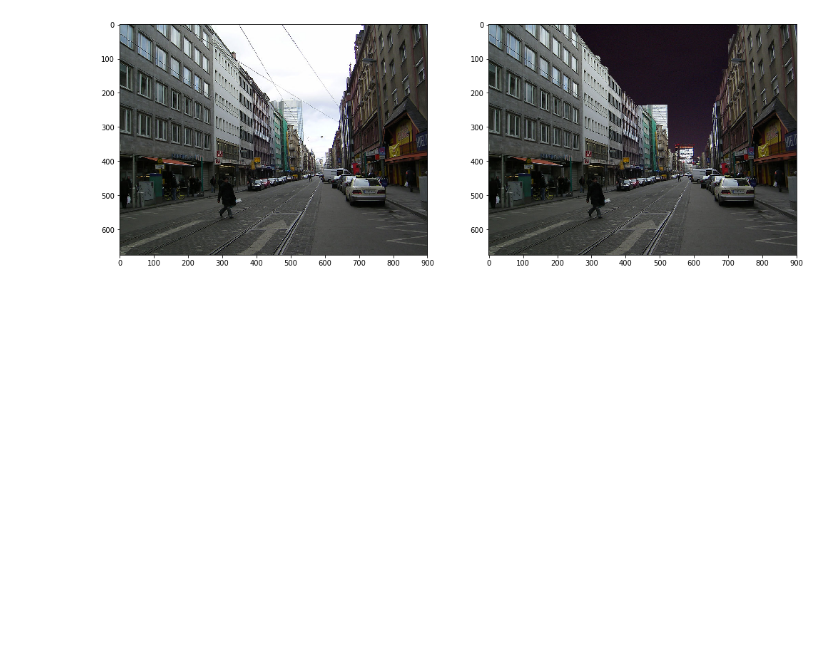
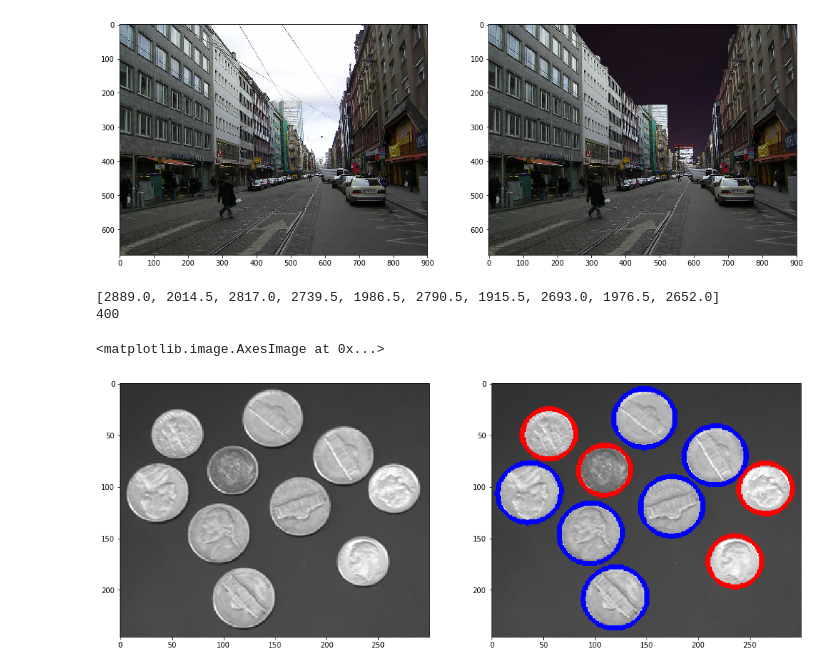
Before and after one commit to Amrallah/Image-Processing-Assignment02, a Jupyter notebook: Assignment02.ipynb, the cells around one changed output. Saved outputs shown, nothing was run; the diff lists cells and outputs as text; code cells hidden in the pictures; blank space fills up the shorter version.

```diff
--- a/Assignment02.ipynb
+++ b/Assignment02.ipynb
@@ -171,3 +171,49 @@ ax2.imshow(cv2.cvtColor(mor, cv2.COLOR_BGR2RGB))
 # %% [output]
 <matplotlib.image.AxesImage at 0x...>
 [figure]
+# %%
+coins=cv2.imread('image_folder\coins.png',1)
+coinss=cv2.imread('image_folder\coins.png',1)
+coins_gray = cv2.cvtColor(coins,cv2.COLOR_BGR2GRAY)
+#for light background use 1, for dark use 0
+def toBinary(img,background):
+    if background==0:
+        ret, coins_thresh = cv2.threshold(img,96,255,cv2.THRESH_BINARY)
+        return coins_thresh
+    else:
+        ret, coins_thresh = cv2.threshold(img,80,255,cv2.THRESH_BINARY_INV)
+        return coins_thresh
+
+binary_coins=toBinary(coins_gray,0)
+dilated_coins=cv2.dilate(binary_coins,circle_kernel,iterations=1)
+
+contours,hierachy = cv2.findContours(dilated_coins,cv2.RETR_TREE,cv2.CHAIN_APPROX_SIMPLE)
+
+areas=[]
+for contour in contours:
+    areas.append(cv2.contourArea(contour))
+
+print(areas)
+
+
+money=0
+for i in range(len(contours)):
+    if cv2.contourArea(contours[i])>2300:
+        contoured_coins = cv2.drawContours(coins, contours, i, (255,0,0), 3)
+        money+=50
+    else:
+        contoured_coins = cv2.drawContours(coins, contours, i, (0,0,255), 3)
+        money+=25
+
+print(money)
+
+coins_fig = plt.figure()
+ax1 = coins_fig.add_subplot(1,2,1)
+ax1.imshow(cv2.cvtColor(coinss, cv2.COLOR_BGR2RGB))
+ax2 = coins_fig.add_subplot(1,2,2)
+ax2.imshow(cv2.cvtColor(contoured_coins, cv2.COLOR_BGR2RGB))
+# %% [output]
+[2889.0, 2014.5, 2817.0, 2739.5, 1986.5, 2790.5, 1915.5, 2693.0, 1976.5, 2652.0]
+400
+<matplotlib.image.AxesImage at 0x...>
+[figure, added]
```
